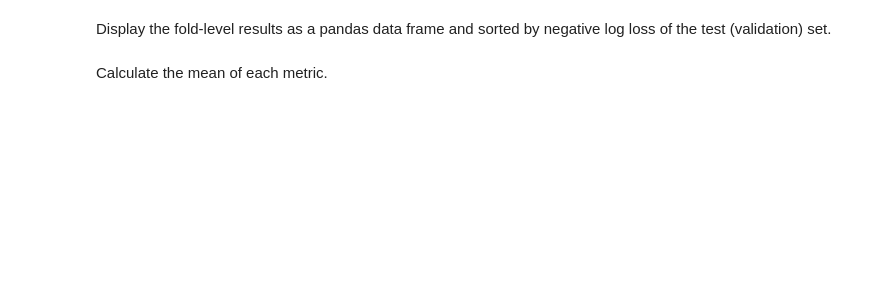
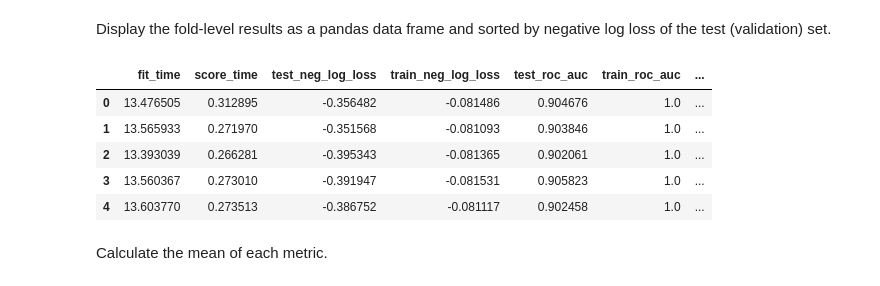
Before and after one commit to bkaddoura/production, a Jupyter notebook: assignments/BKassignment_2.ipynb, the cells around one changed output. Saved outputs shown, nothing was run; the diff lists cells and outputs as text; code cells hidden in the pictures; blank space fills up the shorter version.

Commit message:
Cross validation - Assignment 2

```diff
--- a/assignments/BKassignment_2.ipynb
+++ b/assignments/BKassignment_2.ipynb
@@ -88,9 +88,7 @@ from sklearn.model_selection import train_test_split
 # adult_dt.info()
 # adult_dt.head(5)
 # adult_dt.info()
-X = adult_dt[['age', 'workclass', 'fnlwgt', 'education', 'education-num', 'marital-status',
-    'occupation', 'relationship', 'race', 'sex', 'capital-gain', 'capital-loss', 'hours-per-week',
-    'native-country']]
+X = adult_dt.drop(columns='income')
 Y = adult_dt['income']
 X_train, X_test, Y_train, Y_test = train_test_split(X, Y, test_size=0.3, random_state=42)
 # %%
@@ -140,6 +153,10 @@ from sklearn.compose import ColumnTransformer
 from sklearn.impute import KNNImputer, SimpleImputer
 from sklearn.preprocessing import RobustScaler, OneHotEncoder
 # %%
+num_cols = ['age', 'fnlwgt', 'education-num', 'capital-gain', 'capital-loss', 'hours-per-week']
+
+cat_cols =['workclass', 'education', 'marital-status', 'occupation', 'relationship', 'race', 'sex', 'native-country']
+
 numeric = Pipeline(steps= [
     ("knn", KNNImputer(n_neighbors=7, weights='distance')),
     ("robust", RobustScaler())
@@ -151,8 +168,8 @@ categoric = Pipeline(steps= [
 ])
 
 ctransformer = ColumnTransformer([
-    ("num_transforms", numeric, columns),
-    ("cat_transforms", categoric, columns)
+    ("num_transforms", numeric, num_cols),
+    ("cat_transforms", categoric, cat_cols)
 ])
 # %%
 ctransformer
@@ -220,3 +237,9 @@ Evaluate the model pipeline using [`cross_validate()`](https://scikit-learn.org/
 + Measure the following [preformance metrics](https://scikit-learn.org/stable/modules/model_evaluation.html#common-cases-predefined-values): negative log loss, ROC AUC, accuracy, and balanced accuracy.
 + Report the training and validation results.
 + Use five folds.
+# %%
+from sklearn.model_selection import cross_validate
+
+scoring = ['neg_log_loss', 'roc_auc', 'accuracy', 'balanced_accuracy']
+
+res_simple_dict = cross_validate(pipe_ctransforms, X_train, Y_train, cv = 5, scoring = scoring, return_train_score=True)
@@ -223,4 +259,15 @@ Evaluate the model pipeline using [`cross_validate()`](https://scikit-learn.org/
 # %% [markdown]
 Display the fold-level results as a pandas data frame and sorted by negative log loss of the test (validation) set.
+# %%
+res_simple = pd.DataFrame(res_simple_dict).assign(experiment = 1)
+# %%
+res_simple
+# %% [output]
+|  | fit_time | score_time | test_neg_log_loss | train_neg_log_loss | test_roc_auc | train_roc_auc | ... |
+| 0 | 13.476505 | 0.312895 | -0.356482 | -0.081486 | 0.904676 | 1.0 | ... |
+| 1 | 13.565933 | 0.271970 | -0.351568 | -0.081093 | 0.903846 | 1.0 | ... |
+| 2 | 13.393039 | 0.266281 | -0.395343 | -0.081365 | 0.902061 | 1.0 | ... |
+| 3 | 13.560367 | 0.273010 | -0.391947 | -0.081531 | 0.905823 | 1.0 | ... |
+| 4 | 13.603770 | 0.273513 | -0.386752 | -0.081117 | 0.902458 | 1.0 | ... |
 # %% [markdown]
 Calculate the mean of each metric.
```
Also changed, not shown: parts of 7 cells of this notebook, 1 other file.
